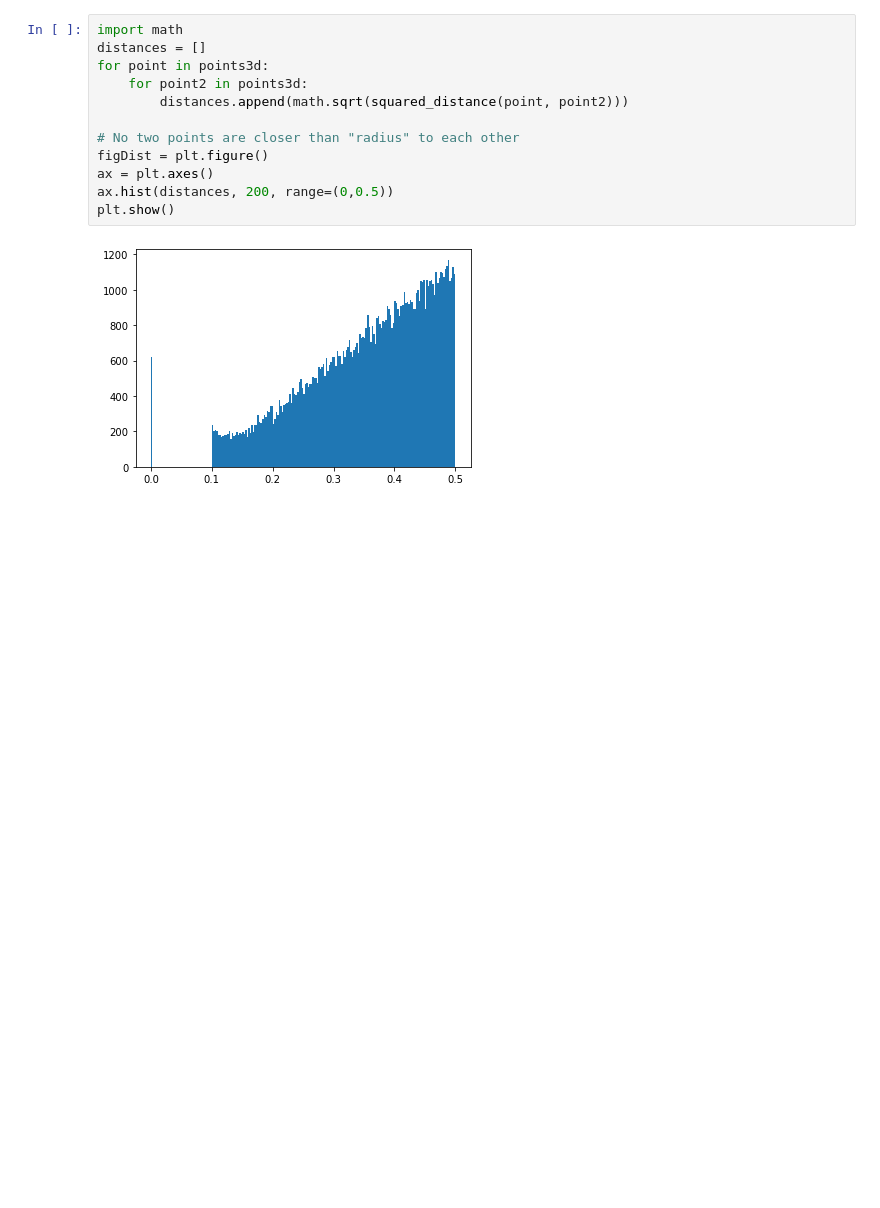
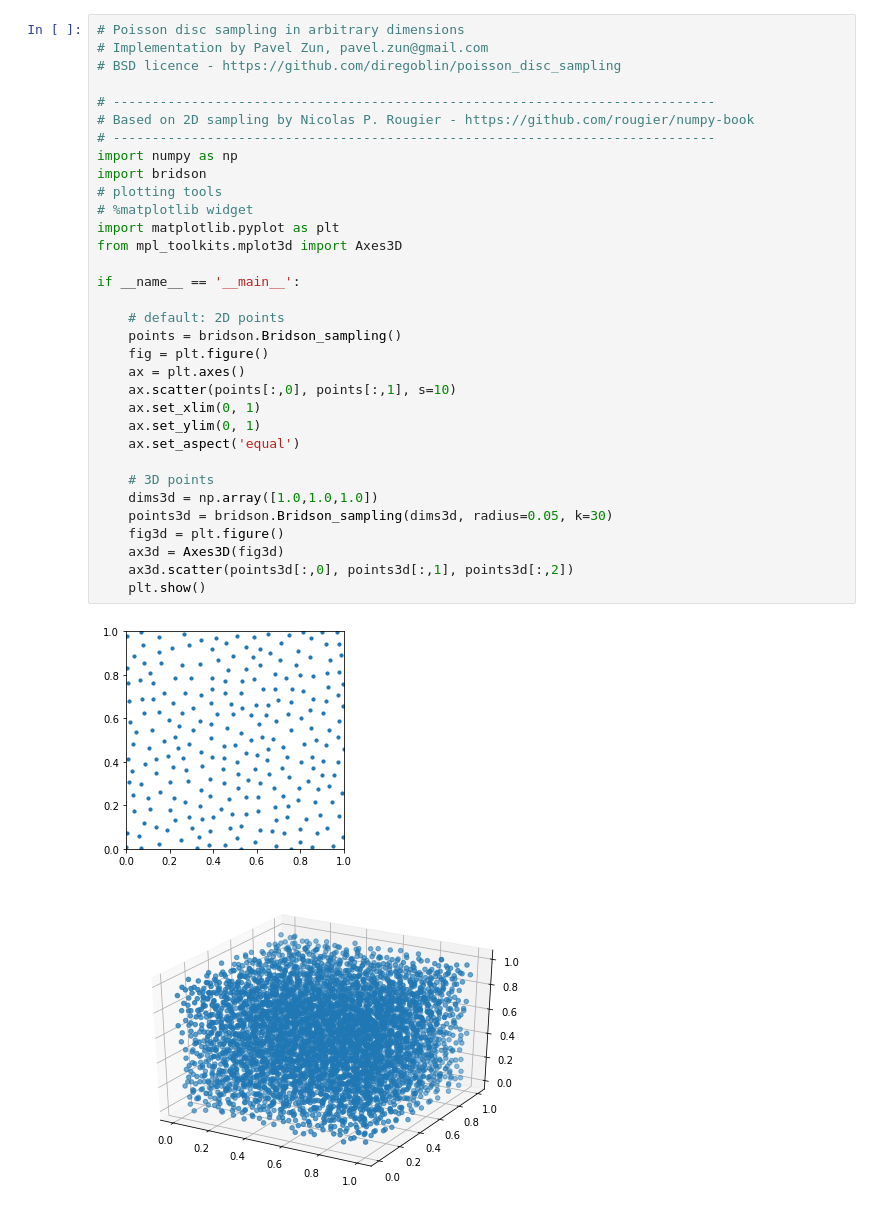
Before and after one commit to diregoblin/poisson_disc_sampling, a Jupyter notebook: poisson_disc_sampling.ipynb, the cells around one changed output. Saved outputs shown, nothing was run; the diff lists cells and outputs as text; blank space fills up the shorter version.

Commit message:
Split implementation to a separate file

```diff
--- a/poisson_disc_sampling.ipynb
+++ b/poisson_disc_sampling.ipynb
@@ -101,14 +1,36 @@ if __name__ == '__main__':
-# %%
-import math
-distances = []
-for point in points3d:
-    for point2 in points3d:
-        distances.append(math.sqrt(squared_distance(point, point2)))
-
-# No two points are closer than "radius" to each other
-figDist = plt.figure()
-ax = plt.axes()
-ax.hist(distances, 200, range=(0,0.5))
-plt.show()
-# %% [output]
-[figure, removed]
+# %%
+# Poisson disc sampling in arbitrary dimensions
+# Implementation by Pavel Zun, pavel.zun@gmail.com
+# BSD licence - https://github.com/diregoblin/poisson_disc_sampling
+
+# -----------------------------------------------------------------------------
+# Based on 2D sampling by Nicolas P. Rougier - https://github.com/rougier/numpy-book
+# -----------------------------------------------------------------------------
+import numpy as np
+import bridson
+# plotting tools
+# %matplotlib widget
+import matplotlib.pyplot as plt
+from mpl_toolkits.mplot3d import Axes3D
+
+if __name__ == '__main__':
+
+    # default: 2D points
+    points = bridson.Bridson_sampling()
+    fig = plt.figure()
+    ax = plt.axes()
+    ax.scatter(points[:,0], points[:,1], s=10)
+    ax.set_xlim(0, 1)
+    ax.set_ylim(0, 1)
+    ax.set_aspect('equal')
+
+    # 3D points
+    dims3d = np.array([1.0,1.0,1.0])
+    points3d = bridson.Bridson_sampling(dims3d, radius=0.05, k=30)
+    fig3d = plt.figure()
+    ax3d = Axes3D(fig3d)
+    ax3d.scatter(points3d[:,0], points3d[:,1], points3d[:,2])
+    plt.show()
+# %% [output]
+[figure, added]
+[figure, added]
```
Also changed, not shown: parts of 5 cells of this notebook, 3 other files.
